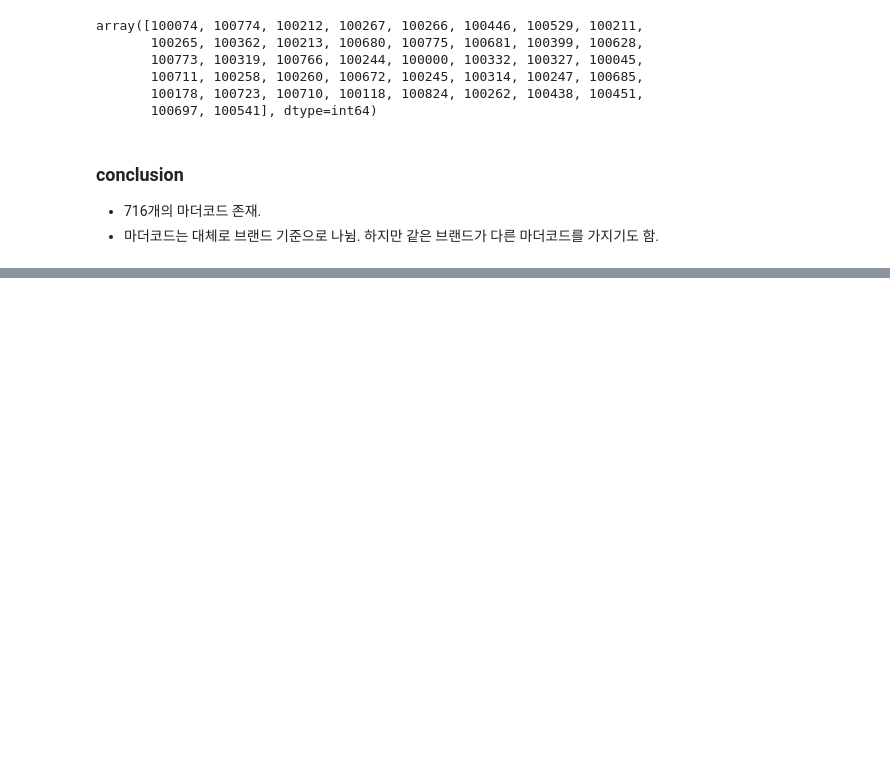
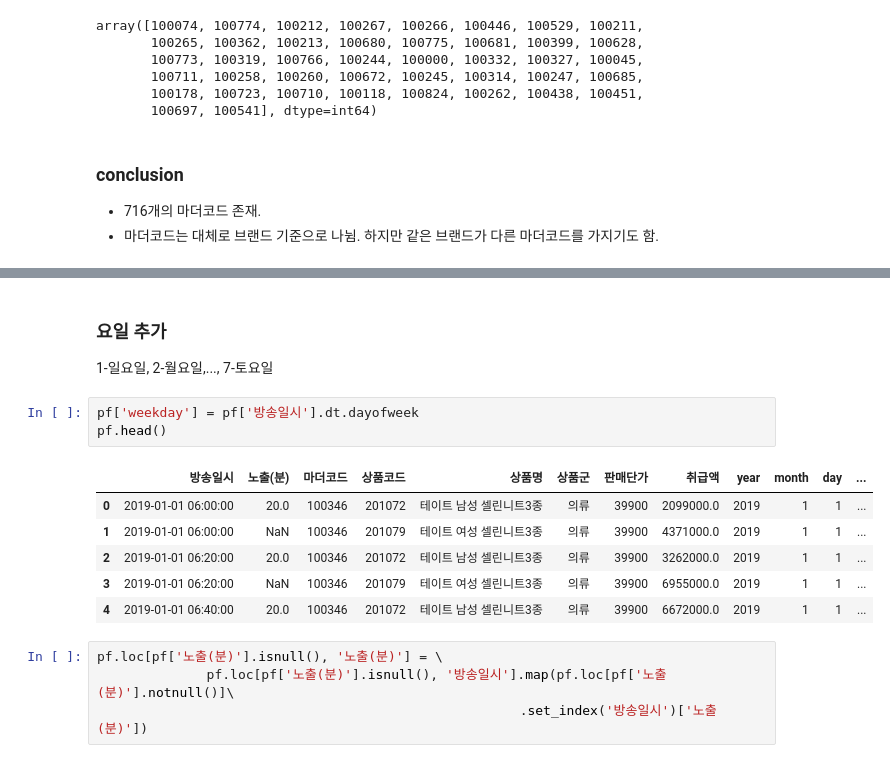
Before and after one commit to Yeeun-Lee/big_contest_2020, a Jupyter notebook: Data_review_yeji.ipynb, the cells around one changed output, grey strips where cells are left out. Cells and saved outputs as stored; diff of their text form; blank space fills up the shorter version.

```diff
--- a/Data_review_yeji.ipynb
+++ b/Data_review_yeji.ipynb
@@ -118,3 +118,20 @@ code_price = performance[['상품명', '판매단가']].drop_duplicates()
 len(code_price)
 # %% [output]
 1959
+# %% [markdown]
+### 요일 추가
+1-일요일, 2-월요일,..., 7-토요일
+# %%
+pf['weekday'] = pf['방송일시'].dt.dayofweek
+pf.head()
+# %% [output]
+|  | 방송일시 | 노출(분) | 마더코드 | 상품코드 | 상품명 | 상품군 | 판매단가 | 취급액 | year | month | day | ... |
+| 0 | 2019-01-01 06:00:00 | 20.0 | 100346 | 201072 | 테이트 남성 셀린니트3종 | 의류 | 39900 | 2099000.0 | 2019 | 1 | 1 | ... |
+| 1 | 2019-01-01 06:00:00 | NaN | 100346 | 201079 | 테이트 여성 셀린니트3종 | 의류 | 39900 | 4371000.0 | 2019 | 1 | 1 | ... |
+| 2 | 2019-01-01 06:20:00 | 20.0 | 100346 | 201072 | 테이트 남성 셀린니트3종 | 의류 | 39900 | 3262000.0 | 2019 | 1 | 1 | ... |
+| 3 | 2019-01-01 06:20:00 | NaN | 100346 | 201079 | 테이트 여성 셀린니트3종 | 의류 | 39900 | 6955000.0 | 2019 | 1 | 1 | ... |
+| 4 | 2019-01-01 06:40:00 | 20.0 | 100346 | 201072 | 테이트 남성 셀린니트3종 | 의류 | 39900 | 6672000.0 | 2019 | 1 | 1 | ... |
+# %%
+pf.loc[pf['노출(분)'].isnull(), '노출(분)'] = \
+              pf.loc[pf['노출(분)'].isnull(), '방송일시'].map(pf.loc[pf['노출(분)'].notnull()]\
+                                                      .set_index('방송일시')['노출(분)'])
```
Also changed, not shown: parts of 11 cells of this notebook, 1 other file.
